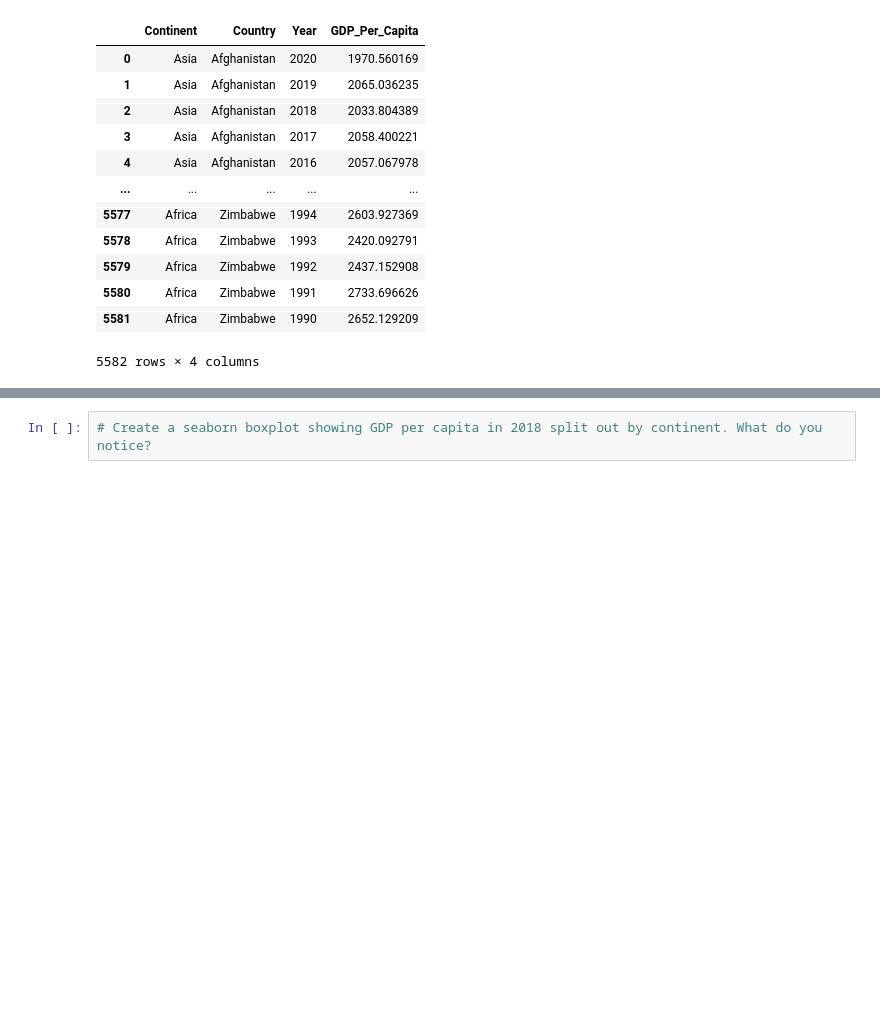
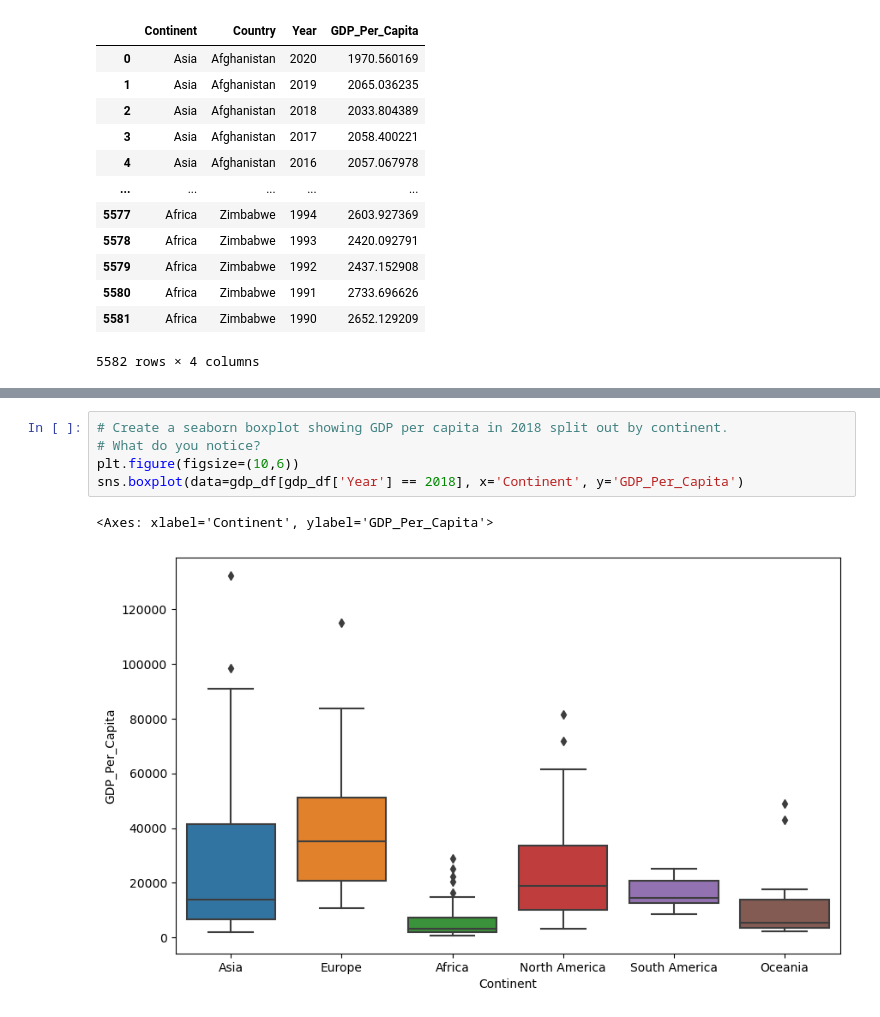
Before and after one commit to nss-data-science-cohort-7/un-exploration-ndidiox, a Jupyter notebook: notebooks/UN_Data_Exploration.ipynb, the cells around one changed output, grey strips where cells are left out. Saved outputs shown, nothing was run; the diff lists cells and outputs as text; blank space fills up the shorter version.

```diff
--- a/notebooks/UN_Data_Exploration.ipynb
+++ b/notebooks/UN_Data_Exploration.ipynb
@@ -376,2 +402,8 @@ Name: Continent, dtype: int64
 # %%
-# Create a seaborn boxplot showing GDP per capita in 2018 split out by continent. What do you notice?
+# Create a seaborn boxplot showing GDP per capita in 2018 split out by continent.
+# What do you notice?
+plt.figure(figsize=(10,6))
+sns.boxplot(data=gdp_df[gdp_df['Year'] == 2018], x='Continent', y='GDP_Per_Capita')
+# %% [output]
+<Axes: xlabel='Continent', ylabel='GDP_Per_Capita'>
+[figure, added]
```
Also changed, not shown: parts of 29 cells of this notebook.
